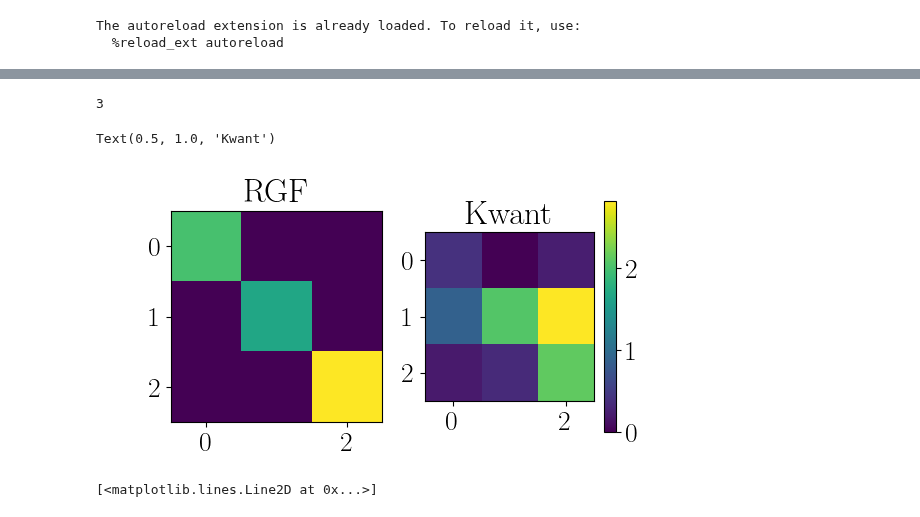
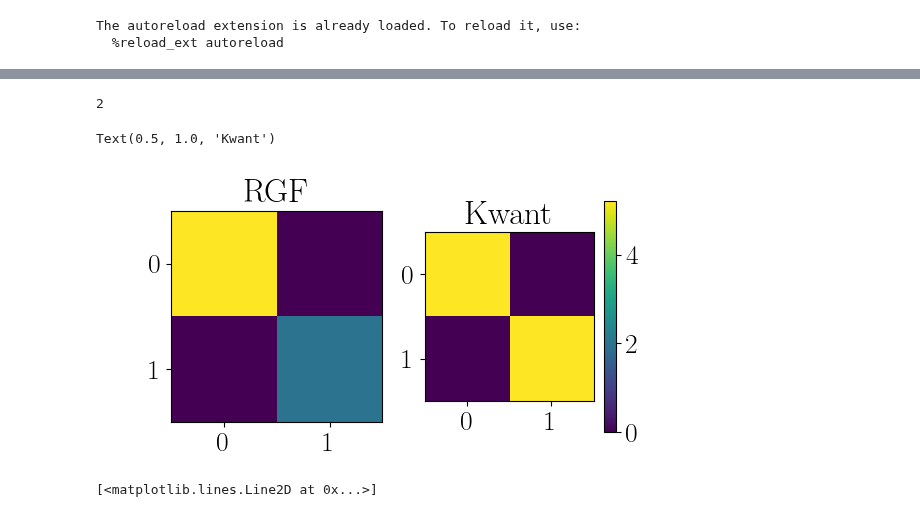
Before and after one commit to krishtoffel99/Josephson-Investigations-Old, a Jupyter notebook: Josephson effect and Supercurrents/diagnostics_2.ipynb, the cells around one changed output, grey strips where cells are left out. Cells and saved outputs as stored; diff of their text form; code cells hidden in the pictures.

```diff
--- a/Josephson effect and Supercurrents/diagnostics_2.ipynb
+++ b/Josephson effect and Supercurrents/diagnostics_2.ipynb
@@ -51,8 +51,8 @@ params = JosephsonParameters(W = 10 ,
                              L = 10,
                              t = 1,
                              a = 1 ,
-                             flux = 0,
-                             energy = 0.5,
+                             flux = 0.0,
+                             energy = 0.0,
                              Delta = 0,
                              phase = 0,
                              mu = 0.5,
@@ -140,10 +140,14 @@ def generalised_eigenvalue_problem(slice , params):
     F_pos = U_pos @ Lambda_pos @ np.linalg.inv(U_pos)
     F_neg = U_neg @ Lambda_neg @ np.linalg.inv(U_neg)
 
+    F_pos_prop_only = pos_prop @ np.diag(list_of_eigenvalues[0])@np.linalg.pinv(pos_prop)
+    F_neg_prop_only = neg_prop @ np.diag(list_of_eigenvalues[1])@np.linalg.pinv(neg_prop)
+
         # This is for diagnostic purposes:
     debugdict = {'U_pos' : U_pos , 'U_neg' : U_neg , 'Lambda_pos' : Lambda_pos , 'Lambda_neg': Lambda_neg
                  , 'pos_prop' : pos_prop , 'neg_prop' : neg_prop , 'pos_evanesce' : pos_evanesce , 'neg_evanesce' : neg_evanesce
-                 ,'list_of_eigenvalues' : list_of_eigenvalues , 'group_velocities' : gv, 'evals': evals , 'evecs': evecs}
+                 ,'list_of_eigenvalues' : list_of_eigenvalues , 'group_velocities' : gv, 'evals': evals , 'evecs': evecs ,
+                 'F_pos_prop': F_pos_prop_only , 'F_neg_prop' : F_neg_prop_only}
 
     return F_pos , F_neg , debugdict
 
@@ -170,7 +174,12 @@ def compute_transmission_matrix(lead_indices , params):
     F_pos_left , F_neg_left , debug_left = generalised_eigenvalue_problem(slice_left - 1 , params)
     F_pos_right , F_neg_right , debug_right = generalised_eigenvalue_problem(slice_right + 1 , params)
 
-    H_start_tilde = so.h_0(slice_left , params) + so.T(slice_left , +1 , params)@np.linalg.inv(F_neg_left)
+    F_pos_left_prop = debug_left['F_pos_prop']
+    F_neg_left_prop = debug_left['F_neg_prop']
+    F_pos_right_prop = debug_right['F_pos_prop']
+    F_neg_right_prop = debug_right['F_neg_prop']
+
+    H_start_tilde = so.h_0(slice_left , params) + so.T(slice_left , +1 , params)@scipy.linalg.inv(F_neg_left)
     H_end_tilde = so.h_0(slice_right , params) + so.T(slice_right+1 , -1 , params)@F_pos_right
 
     # Number of slices in the scattering region + adjacent slices in lead:
@@ -184,10 +193,10 @@ def compute_transmission_matrix(lead_indices , params):
         H_tildes[: , : , j] = so.h_0(j , params)
 
     # Source term at the left lead:
-    source_term = so.T(slice_left , +1 , params) @ (np.linalg.inv(F_pos_left) - np.linalg.inv(F_neg_left))
+    source_term = so.T(slice_left , +1 , params) @ (scipy.linalg.inv(F_pos_left) - scipy.linalg.inv(F_neg_left))
 
     # Recursive step:
-    G_start = np.linalg.inv(params.energy*np.identity(params.W) - H_start_tilde)
+    G_start = scipy.linalg.inv(params.energy*np.identity(params.W) - H_start_tilde)
     diag_greensfunctions = np.zeros(shape = (params.W , params.W , no_steps))
     off_diag_greensfunctions = np.zeros(shape = (params.W , params.W , no_steps))
 
@@ -199,21 +208,21 @@ def compute_transmission_matrix(lead_indices , params):
         if i > 0:
             matrix = (params.energy*np.identity(params.W)  - H_tildes[: , : , i] -
                             (so.T(i , +1 , params) @ diag_greensfunctions[: , : , i-1] @ so.T(i , -1 , params)) )
-            diag_greensfunctions[: , : , i] = np.linalg.inv(matrix)
+            diag_greensfunctions[: , : , i] = scipy.linalg.inv(matrix)
             off_diag_greensfunctions[: , : , i] = diag_greensfunctions[: , : , i] @ so.T(i , +1 , params) @ off_diag_greensfunctions[: , : , i-1]
 
     U_pos_left = debug_left['U_pos']
     U_pos_right = debug_right['U_neg']
 
     # Non-physical transmission matrix (includes matrix elements between evanescent waves too, so not physical):
-    tau = np.linalg.inv(U_pos_right)@off_diag_greensfunctions[: , : , -1]@source_term@U_pos_left
+    tau = scipy.linalg.inv(U_pos_right)@off_diag_greensfunctions[: , : , -1]@source_term@U_pos_left
 
     # For the physical transmission matrix, we must compute matrix-elements only between propagating states:
     U_pos_prop_left = debug_left['pos_prop']
     U_neg_prop_left = debug_left['neg_prop']
     U_pos_prop_right = debug_right['pos_prop']
 
-    transmission = np.linalg.pinv(U_pos_prop_right)@ off_diag_greensfunctions[: , : , -1] @ source_term @ U_pos_prop_left
+    transmission = scipy.linalg.pinv(U_pos_prop_right) @  off_diag_greensfunctions[: , : , -1] @ source_term  @ U_pos_prop_left
 
     # Normalise with respect to group_velocities of propagating modes in each lead:
     g_vel_left = debug_left['group_velocities'][1]
@@ -259,36 +268,36 @@ def kwant_comparision(params):
                 syst[lat(i , j) , lat(i , j-1)] = -params.t
 
     lead = kwant.Builder(kwant.TranslationalSymmetry((-params.a , 0)))
     for i in range(params.W):
         lead[lat(0 , i)] = 4*params.t - params.mu
         if i >0:
             lead[lat(0 , i) , lat(0 , i-1) ] = - params.t
         lead[lat(1 , i) , lat(0 , i)] = - params.t
 
     syst.attach_lead(lead)
     syst.attach_lead(lead.reversed())
     syst = syst.finalized()
     return syst
 smatrix = kwant.smatrix(kwant_comparision(params) , energy = params.energy)
 
 num_propagating = smatrix.num_propagating
 
 print(num_propagating(0))
 
-t_block = smatrix.data[smatrix.block_coords(0 , 0)]
+t_block = smatrix.data[smatrix.block_coords(1 , 0)]
 
 fig , ax = plt.subplots(nrows = 1 , ncols = 2)
 fig.set_figheight(3)
 fig.set_figwidth(6)
 im0 = ax[0].imshow(np.abs(norm_trans))
 plt.colorbar(mappable = im0)
 ax[0].set_title(r'RGF')
 im1 = ax[1].imshow(np.abs(t_block))
 ax[1].set_title(r'Kwant')
 # %% [output]
-3
+2
 Text(0.5, 1.0, 'Kwant')
-[figure, old version]
+[figure, new version]
 # %%
 # # Testing conductance calculation:
 # energy_values = np.linspace(0 , 1 , 101)
```
Also changed, not shown: parts of 1 cell of this notebook, 3 other files.
